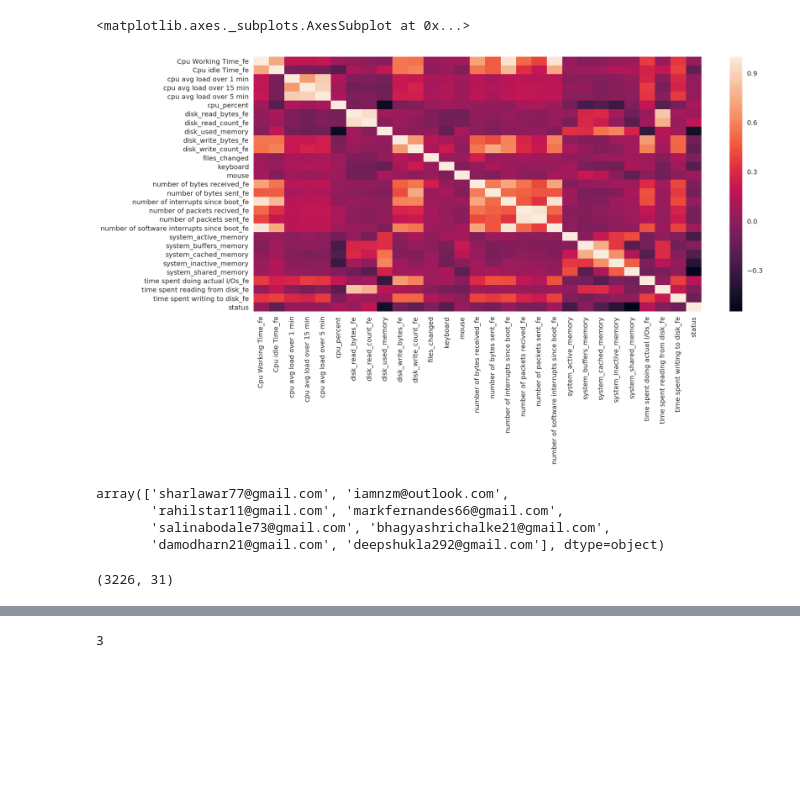
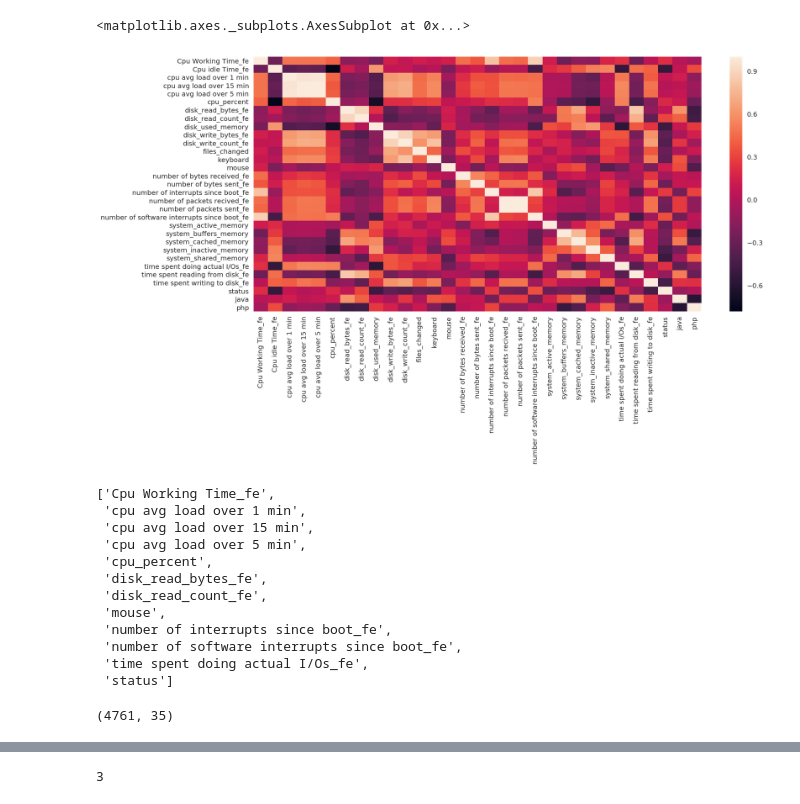
Before and after one commit to AkankshaKaple/CPU_interation_logs, a Jupyter notebook: Data-Processing/Pre_Processing/Cpu_logs.ipynb, the cells around one changed output, grey strips where cells are left out. Cells and saved outputs as stored; diff of their text form; code cells hidden in the pictures; blank space fills up the shorter version.

Commit message:
module added to average the logs as per user and date and geeting correlation

```diff
--- a/Data-Processing/Pre_Processing/Cpu_logs.ipynb
+++ b/Data-Processing/Pre_Processing/Cpu_logs.ipynb
@@ -74,7 +74,6 @@ def feature_engineering(feature_eng_col, data):
                         # curr > prev
                     elif (df[col].iloc[index]-df[col].iloc[index-1]) > 0:
                         l1.append(df[col].iloc[index]-df[col].iloc[index-1])
-
                 else:
                     l1.append(df[col].iloc[index])
             df[col+"_fe"]=l1
@@ -84,6 +83,6 @@ def feature_engineering(feature_eng_col, data):
     return final_df
 
 final_df = feature_engineering(feature_eng_col, data)
-final_df.drop(columns=object_col,inplace=True)
+# final_df.drop(columns=object_col,inplace=True)
 data.shape, final_df.shape
 # %% [output]
@@ -95,3 +94,5 @@ chal = ["sharlawar77@gmail.com","salinabodale73@gmail.com","bhagyashrichalke21@g
 final_df["status"]=1
 for each in chal:
     final_df["status"].loc[final_df["user_name"]==each]=0
+# %%
+one_hot_encoded_cols=final_df['technology'].unique()
@@ -98 +117,22 @@ for each in chal:
+# %%
+from sklearn.preprocessing import RobustScaler
+def std(input_df):
+    # standardize the data attributes
+    object_df=pd.DataFrame()
+    for col in input_df.columns:
+        if input_df[col].dtype == 'object' or (col=='status') or (col in one_hot_encoded_cols):
+            object_df[col] = input_df[col]
+            input_df=input_df.drop(columns=col)
+    rs = RobustScaler()
+    standardized_X = rs.fit_transform(input_df)
+    new_data = pd.DataFrame(standardized_X, columns=input_df.columns)
+    for col in object_df.columns:
+        print(col)
+        if col not in new_data.columns:
+            new_data = new_data.reset_index(drop=True)
+            object_df=object_df.reset_index(drop=True)
+            new_data[col]=object_df[col]
+    print(object_df.columns,new_data.columns)
+#     return new_data
+new_data = std(final_df)
 # %%
@@ -113,0 +157,3 @@ Index(['Cpu Working Time_fe', 'Cpu idle Time_fe', 'cpu avg load over 1 min',
+# %%
+avg_df=pd.DataFrame(new_data.groupby(["user_name","Dates"]).mean())
+avg_df.columns
@@ -114,6 +174,6 @@ Index(['Cpu Working Time_fe', 'Cpu idle Time_fe', 'cpu avg load over 1 min',
 # %%
 plt.figure(figsize=(15,7))
-sns.heatmap(final_df.corr())
+sns.heatmap(avg_df.corr())
 # %% [output]
 <matplotlib.axes._subplots.AxesSubplot at 0x...>
-[figure, old version]
+[figure, new version]
@@ -122,7 +179,0 @@ sns.heatmap(final_df.corr())
-# %%
-data.user_name.unique()
-# %% [output]
-array(['sharlawar77@gmail.com', 'iamnzm@outlook.com',
-       'rahilstar11@gmail.com', 'markfernandes66@gmail.com',
-       'salinabodale73@gmail.com', 'bhagyashrichalke21@gmail.com',
-       'damodharn21@gmail.com', 'deepshukla292@gmail.com'], dtype=object)
@@ -129,4 +186,19 @@ array(['sharlawar77@gmail.com', 'iamnzm@outlook.com',
+# %%
+high_corr_cols
+# %% [output]
+['Cpu Working Time_fe',
+ 'cpu avg load over 1 min',
+ 'cpu avg load over 15 min',
+ 'cpu avg load over 5 min',
+ 'cpu_percent',
+ 'disk_read_bytes_fe',
+ 'disk_read_count_fe',
+ 'mouse',
+ 'number of interrupts since boot_fe',
+ 'number of software interrupts since boot_fe',
+ 'time spent doing actual I/Os_fe',
+ 'status']
 # %%
 final_df.shape
 # %% [output]
-(3226, 31)
+(4761, 35)
```
Also changed, not shown: parts of 14 cells of this notebook.
